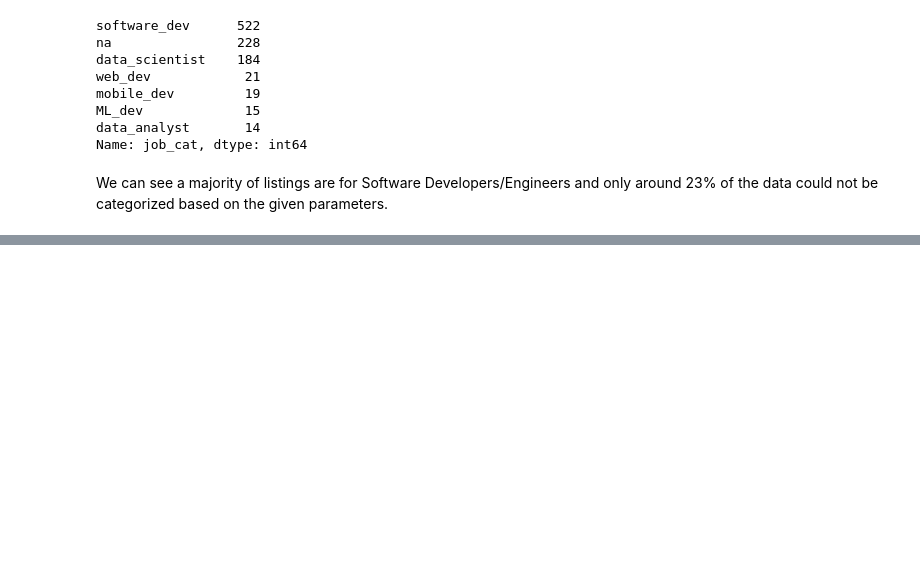
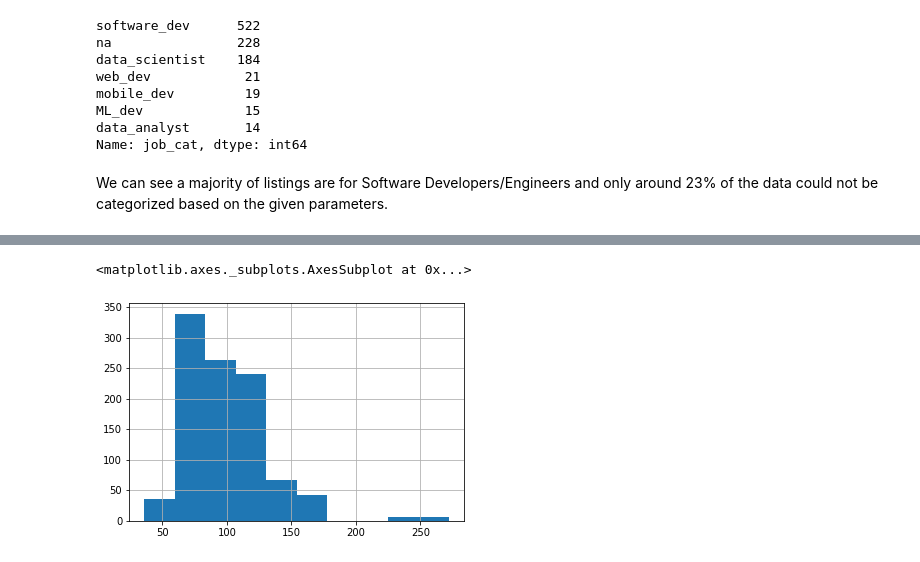
Before and after one commit to pphillips1002/Salary-Prediction-Project, a Jupyter notebook: Salary Prediction EDA.ipynb, the cells around one changed output, grey strips where cells are left out. Drawn from its saved outputs; the diff is of its cells as text; code cells hidden in the pictures; blank space fills up the shorter version.

```diff
--- a/Salary Prediction EDA.ipynb
+++ b/Salary Prediction EDA.ipynb
@@ -126,0 +162,5 @@ We can see a majority of listings are for Software Developers/Engineers and only
+# %%
+df.avg_salary.hist()
+# %% [output]
+<matplotlib.axes._subplots.AxesSubplot at 0x...>
+[figure, added]
```
Also changed, not shown: parts of 9 cells of this notebook.
